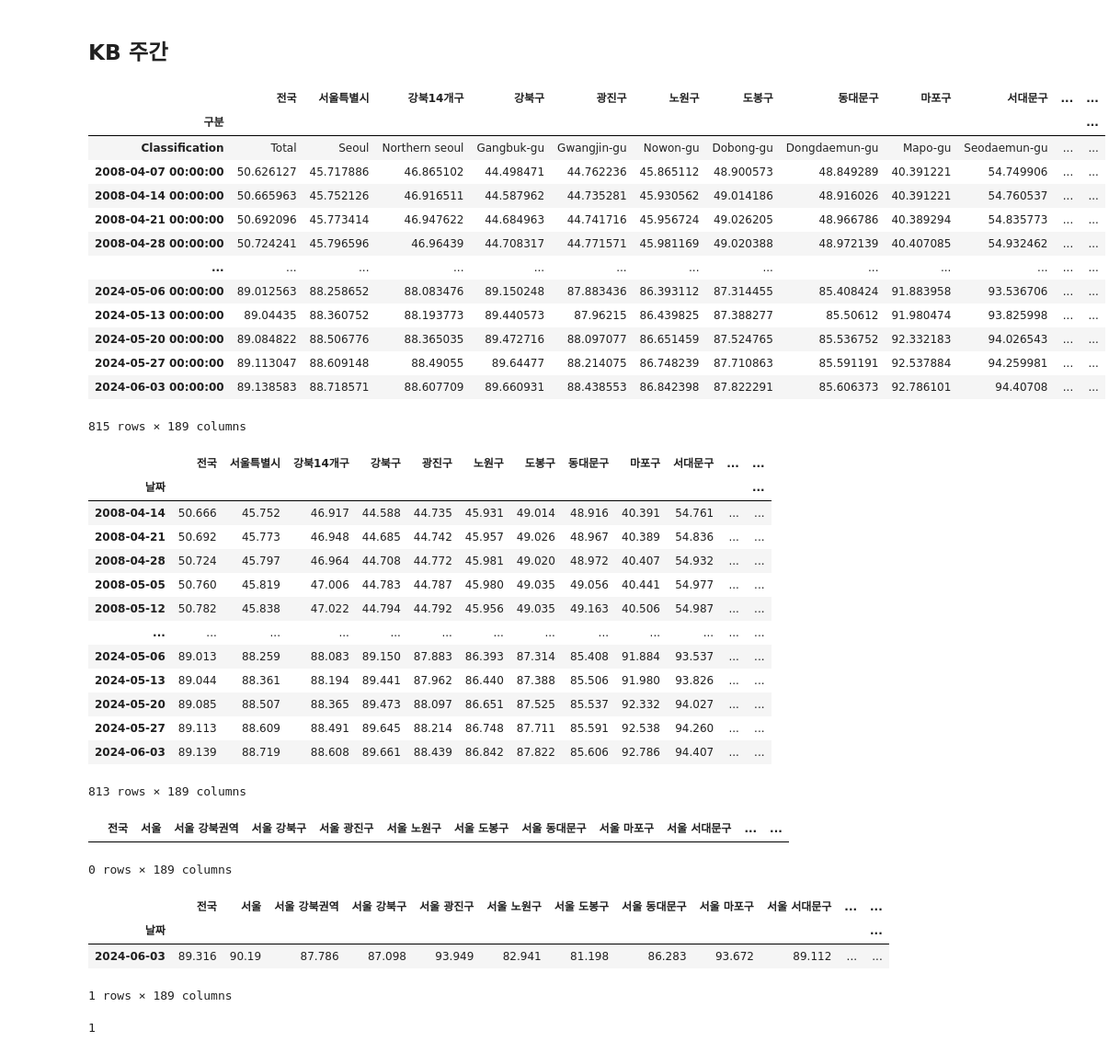
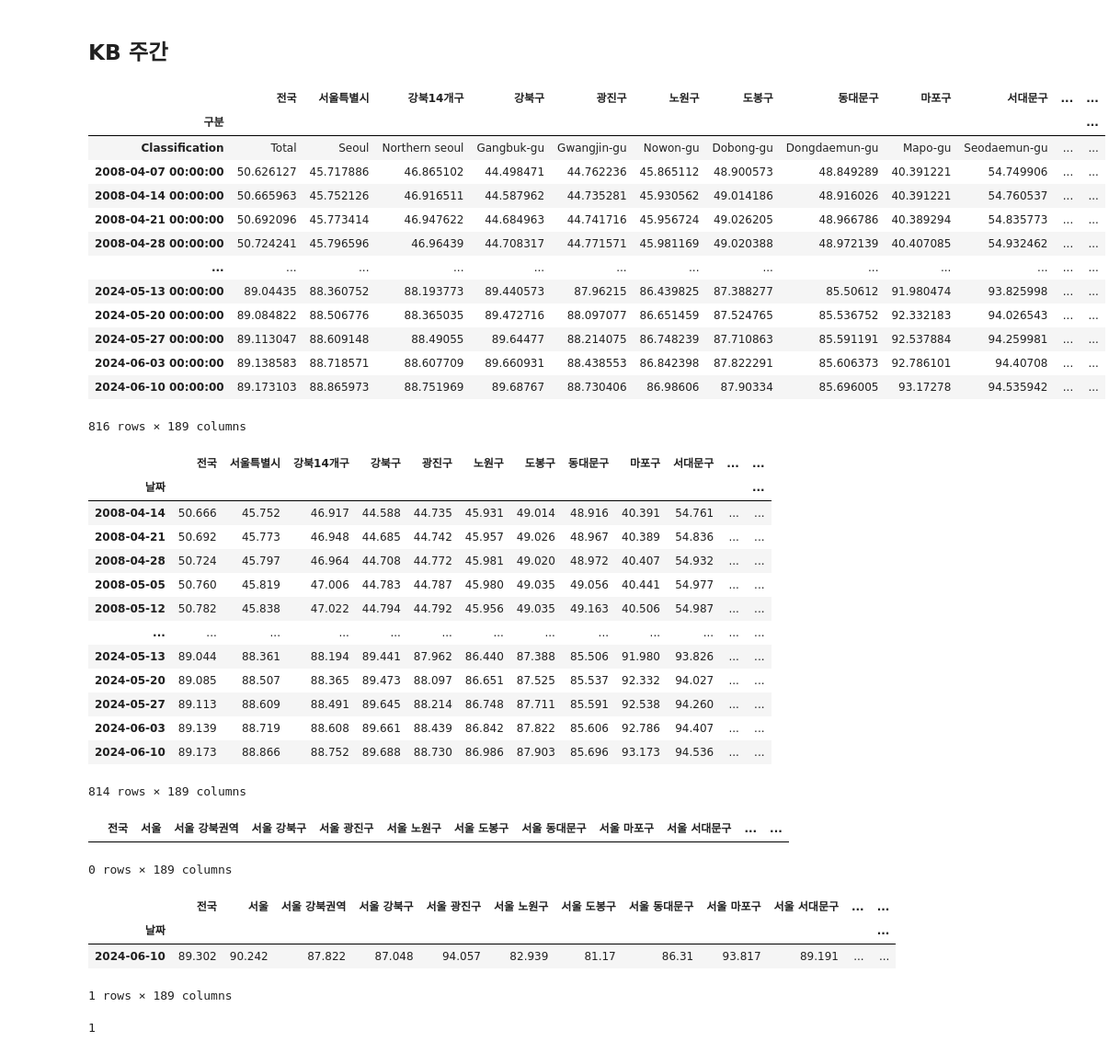
Before and after one commit to sizipusx/fundamental, a Jupyter notebook: jupyterlab/주간 부동산 업데이트.ipynb, the cells around one changed output. Shown at 92% size. Drawn from its saved outputs; the diff is of its cells as text; code cells hidden in the pictures.

```diff
--- a/jupyterlab/주간 부동산 업데이트.ipynb
+++ b/jupyterlab/주간 부동산 업데이트.ipynb
@@ -17,26 +17,26 @@ conn = sqlite3.connect('C://Users/user/fundamental/files/weekly_house.db')
 ## KB 주간
 # %%
 # 연결 1
-file_path = "C://Users/user/OneDriveData/개인/data/부동산 기본 파일/20240603_주간시계열.xlsx"
+file_path = "C://Users/user/OneDriveData/개인/data/부동산 기본 파일/20240610_주간시계열.xlsx"
 kbm_dict = pd.ExcelFile(file_path)
 mdf = kbm_dict.parse("3.매매지수", skiprows=1, index_col=0, parse_dates=True)
 jdf = kbm_dict.parse("4.전세지수", skiprows=1, index_col=0, parse_dates=True)
 jdf
 # %% [output]
 |  | 전국 | 서울특별시 | 강북14개구 | 강북구 | 광진구 | 노원구 | 도봉구 | 동대문구 | 마포구 | 서대문구 | ... | ... |
 | 구분 |  |  |  |  |  |  |  |  |  |  |  | ... |
 | Classification | Total | Seoul | Northern seoul | Gangbuk-gu | Gwangjin-gu | Nowon-gu | Dobong-gu | Dongdaemun-gu | Mapo-gu | Seodaemun-gu | ... | ... |
 | 2008-04-07 00:00:00 | 50.626127 | 45.717886 | 46.865102 | 44.498471 | 44.762236 | 45.865112 | 48.900573 | 48.849289 | 40.391221 | 54.749906 | ... | ... |
 | 2008-04-14 00:00:00 | 50.665963 | 45.752126 | 46.916511 | 44.587962 | 44.735281 | 45.930562 | 49.014186 | 48.916026 | 40.391221 | 54.760537 | ... | ... |
 | 2008-04-21 00:00:00 | 50.692096 | 45.773414 | 46.947622 | 44.684963 | 44.741716 | 45.956724 | 49.026205 | 48.966786 | 40.389294 | 54.835773 | ... | ... |
 | 2008-04-28 00:00:00 | 50.724241 | 45.796596 | 46.96439 | 44.708317 | 44.771571 | 45.981169 | 49.020388 | 48.972139 | 40.407085 | 54.932462 | ... | ... |
 | ... | ... | ... | ... | ... | ... | ... | ... | ... | ... | ... | ... | ... |
-| 2024-05-06 00:00:00 | 89.012563 | 88.258652 | 88.083476 | 89.150248 | 87.883436 | 86.393112 | 87.314455 | 85.408424 | 91.883958 | 93.536706 | ... | ... |
 | 2024-05-13 00:00:00 | 89.04435 | 88.360752 | 88.193773 | 89.440573 | 87.96215 | 86.439825 | 87.388277 | 85.50612 | 91.980474 | 93.825998 | ... | ... |
 | 2024-05-20 00:00:00 | 89.084822 | 88.506776 | 88.365035 | 89.472716 | 88.097077 | 86.651459 | 87.524765 | 85.536752 | 92.332183 | 94.026543 | ... | ... |
 | 2024-05-27 00:00:00 | 89.113047 | 88.609148 | 88.49055 | 89.64477 | 88.214075 | 86.748239 | 87.710863 | 85.591191 | 92.537884 | 94.259981 | ... | ... |
 | 2024-06-03 00:00:00 | 89.138583 | 88.718571 | 88.607709 | 89.660931 | 88.438553 | 86.842398 | 87.822291 | 85.606373 | 92.786101 | 94.40708 | ... | ... |
+| 2024-06-10 00:00:00 | 89.173103 | 88.865973 | 88.751969 | 89.68767 | 88.730406 | 86.98606 | 87.90334 | 85.696005 | 93.17278 | 94.535942 | ... | ... |
-815 rows × 189 columns
+816 rows × 189 columns
 # %%
 mdf = mdf.iloc[2:mdf['전국'].count()]
 mdf.index.name="날짜"
@@ -56,12 +56,12 @@ jdf
 | 2008-05-05 | 50.760 | 45.819 | 47.006 | 44.783 | 44.787 | 45.980 | 49.035 | 49.056 | 40.441 | 54.977 | ... | ... |
 | 2008-05-12 | 50.782 | 45.838 | 47.022 | 44.794 | 44.792 | 45.956 | 49.035 | 49.163 | 40.506 | 54.987 | ... | ... |
 | ... | ... | ... | ... | ... | ... | ... | ... | ... | ... | ... | ... | ... |
-| 2024-05-06 | 89.013 | 88.259 | 88.083 | 89.150 | 87.883 | 86.393 | 87.314 | 85.408 | 91.884 | 93.537 | ... | ... |
 | 2024-05-13 | 89.044 | 88.361 | 88.194 | 89.441 | 87.962 | 86.440 | 87.388 | 85.506 | 91.980 | 93.826 | ... | ... |
 | 2024-05-20 | 89.085 | 88.507 | 88.365 | 89.473 | 88.097 | 86.651 | 87.525 | 85.537 | 92.332 | 94.027 | ... | ... |
 | 2024-05-27 | 89.113 | 88.609 | 88.491 | 89.645 | 88.214 | 86.748 | 87.711 | 85.591 | 92.538 | 94.260 | ... | ... |
 | 2024-06-03 | 89.139 | 88.719 | 88.608 | 89.661 | 88.439 | 86.842 | 87.822 | 85.606 | 92.786 | 94.407 | ... | ... |
+| 2024-06-10 | 89.173 | 88.866 | 88.752 | 89.688 | 88.730 | 86.986 | 87.903 | 85.696 | 93.173 | 94.536 | ... | ... |
-813 rows × 189 columns
+814 rows × 189 columns
 # %%
 header = header_excel.parse('KB')
 header
@@ -77,7 +77,7 @@ mlast_row
 # %% [output]
 |  | 전국 | 서울 | 서울 강북권역 | 서울 강북구 | 서울 광진구 | 서울 노원구 | 서울 도봉구 | 서울 동대문구 | 서울 마포구 | 서울 서대문구 | ... | ... |
 | 날짜 |  |  |  |  |  |  |  |  |  |  |  | ... |
-| 2024-06-03 | 89.316 | 90.19 | 87.786 | 87.098 | 93.949 | 82.941 | 81.198 | 86.283 | 93.672 | 89.112 | ... | ... |
+| 2024-06-10 | 89.302 | 90.242 | 87.822 | 87.048 | 94.057 | 82.939 | 81.17 | 86.31 | 93.817 | 89.191 | ... | ... |
 1 rows × 189 columns
 # %%
 mlast_row.to_sql("kbm", conn, if_exists="append")
```
Also changed, not shown: parts of 16 cells of this notebook, 1 other file.
